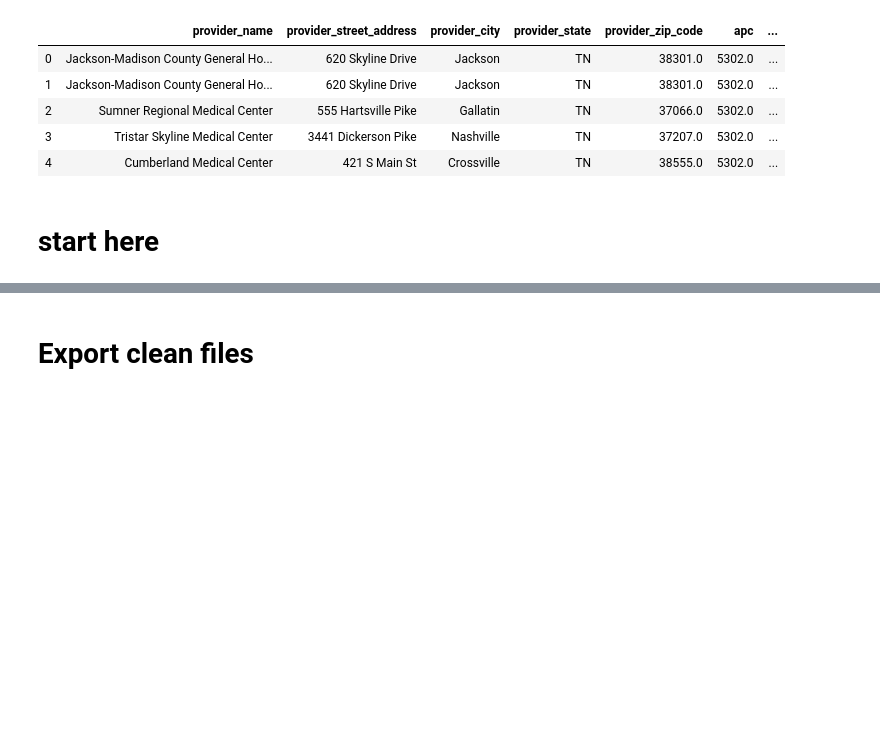
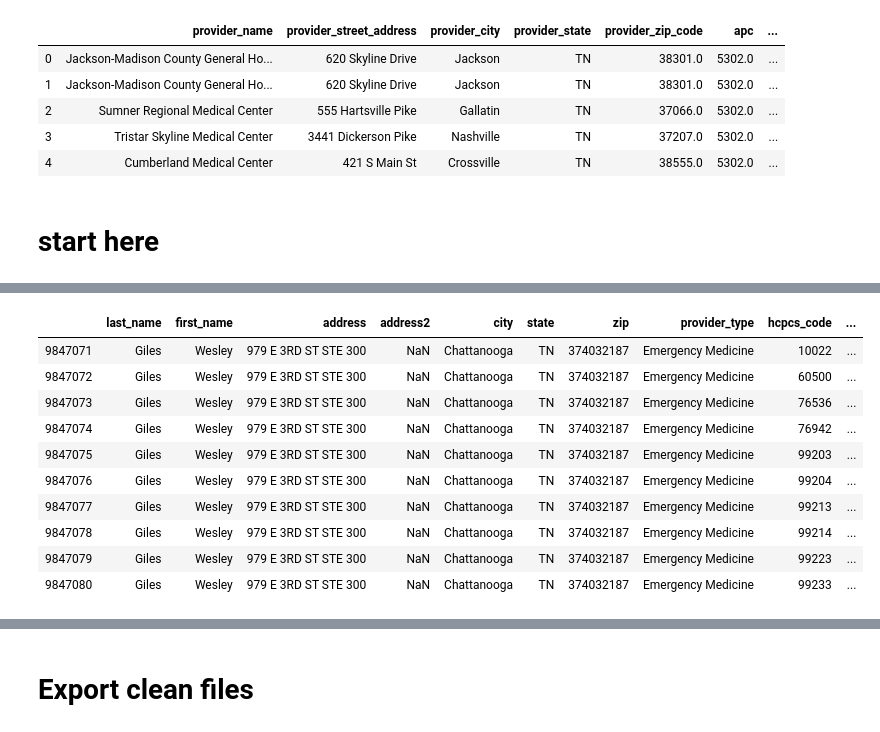
Before and after one commit to landrybutler/da2capstone, a Jupyter notebook: notebooks/01-Setup.ipynb, the cells around one changed output, grey strips where cells are left out. Saved outputs shown, nothing was run; the diff lists cells and outputs as text; code cells hidden in the pictures; blank space fills up the shorter version.

```diff
--- a/notebooks/01-Setup.ipynb
+++ b/notebooks/01-Setup.ipynb
@@ -235,0 +318,14 @@ outpatient_tmp.head()
+# %%
+tennessee_providers.tail(10)
+# %% [output]
+|  | last_name | first_name | address | address2 | city | state | zip | provider_type | hcpcs_code | ... |
+| 9847071 | Giles | Wesley | 979 E 3RD ST STE 300 | NaN | Chattanooga | TN | 374032187 | Emergency Medicine | 10022 | ... |
+| 9847072 | Giles | Wesley | 979 E 3RD ST STE 300 | NaN | Chattanooga | TN | 374032187 | Emergency Medicine | 60500 | ... |
+| 9847073 | Giles | Wesley | 979 E 3RD ST STE 300 | NaN | Chattanooga | TN | 374032187 | Emergency Medicine | 76536 | ... |
+| 9847074 | Giles | Wesley | 979 E 3RD ST STE 300 | NaN | Chattanooga | TN | 374032187 | Emergency Medicine | 76942 | ... |
+| 9847075 | Giles | Wesley | 979 E 3RD ST STE 300 | NaN | Chattanooga | TN | 374032187 | Emergency Medicine | 99203 | ... |
+| 9847076 | Giles | Wesley | 979 E 3RD ST STE 300 | NaN | Chattanooga | TN | 374032187 | Emergency Medicine | 99204 | ... |
+| 9847077 | Giles | Wesley | 979 E 3RD ST STE 300 | NaN | Chattanooga | TN | 374032187 | Emergency Medicine | 99213 | ... |
+| 9847078 | Giles | Wesley | 979 E 3RD ST STE 300 | NaN | Chattanooga | TN | 374032187 | Emergency Medicine | 99214 | ... |
+| 9847079 | Giles | Wesley | 979 E 3RD ST STE 300 | NaN | Chattanooga | TN | 374032187 | Emergency Medicine | 99223 | ... |
+| 9847080 | Giles | Wesley | 979 E 3RD ST STE 300 | NaN | Chattanooga | TN | 374032187 | Emergency Medicine | 99233 | ... |
```
Also changed, not shown: parts of 25 cells of this notebook.
